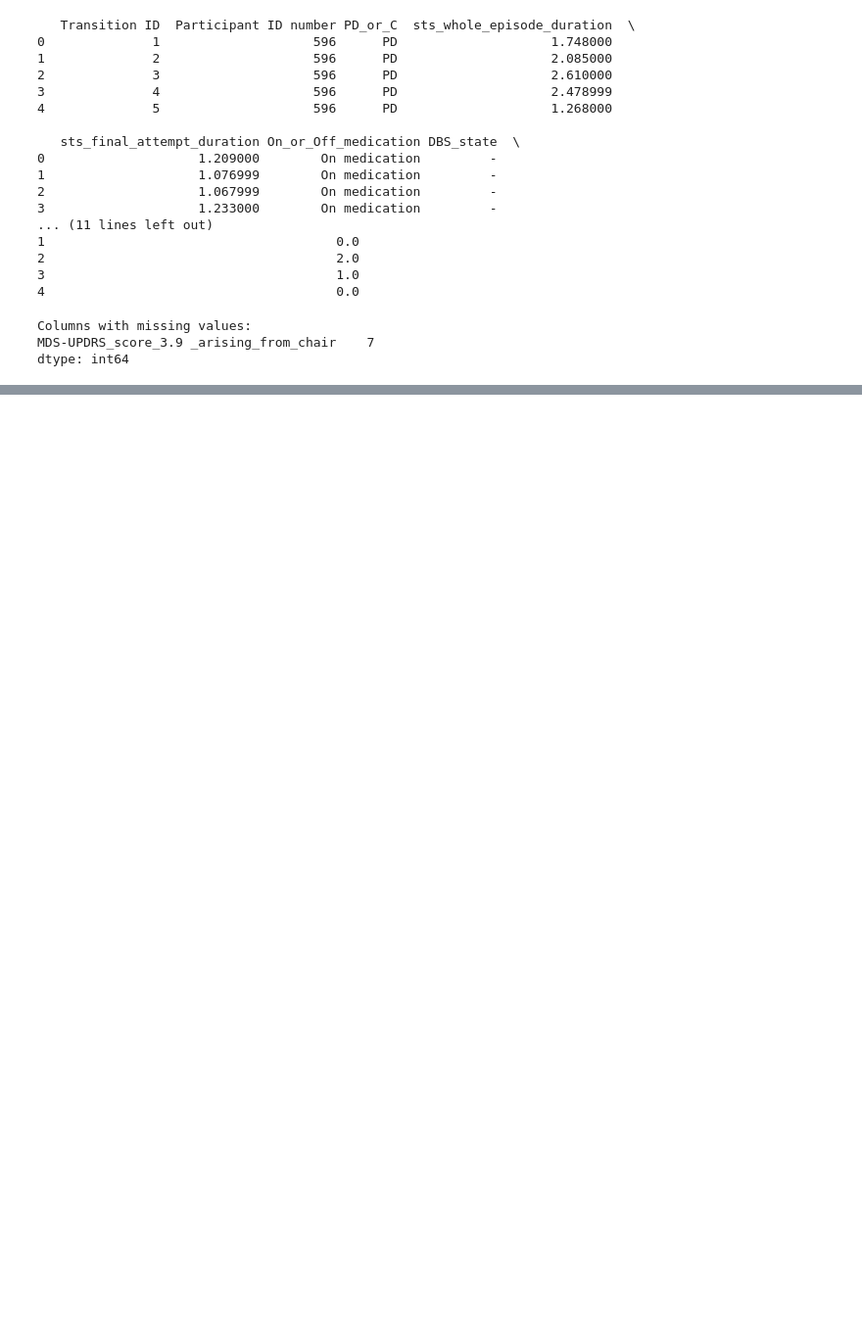
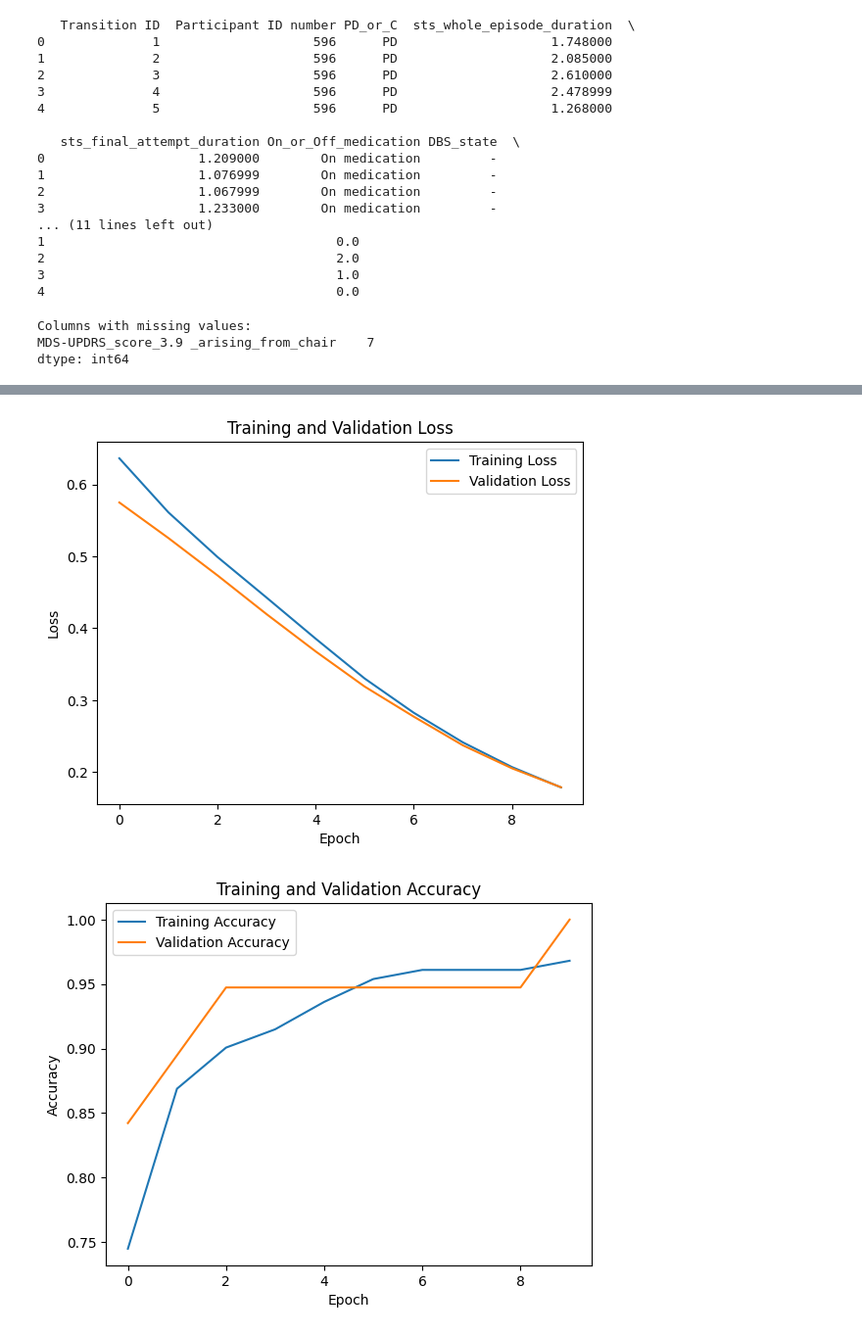
Before and after one commit to kgreed4/parkisons_exploration, a Jupyter notebook: stand_to_sit/sts_model.ipynb, the cells around one changed output, grey strips where cells are left out. Shown at 98% size. Saved outputs shown, nothing was run; the diff lists cells and outputs as text; code cells hidden in the pictures; blank space fills up the shorter version.

Commit message:
Added early stopping & graphs

```diff
--- a/stand_to_sit/sts_model.ipynb
+++ b/stand_to_sit/sts_model.ipynb
@@ -87,11 +88,38 @@ model = Sequential([
     Dense(1, activation='sigmoid')
 ])
 
+# Define the neural network architecture
+model = Sequential([
+    Dense(64, activation='relu', input_shape=(X_train.shape[1],)),
+    Dense(32, activation='relu'),
+    Dense(1, activation='sigmoid')
+])
+
 # Compile the model
 model.compile(optimizer='adam', loss='binary_crossentropy', metrics=['accuracy'])
 
-# Train the model
-model.fit(X_train, y_train, epochs=10, batch_size=32, validation_data=(X_val, y_val))
+# Define callbacks for early stopping
+early_stopping = tf.keras.callbacks.EarlyStopping(monitor='val_loss', patience=3)
+
+# Train the model with callbacks
+history = model.fit(X_train, y_train, epochs=10, batch_size=32, validation_data=(X_val, y_val), callbacks=[early_stopping])
+
+# Plot training history
+plt.plot(history.history['loss'], label='Training Loss')
+plt.plot(history.history['val_loss'], label='Validation Loss')
+plt.title('Training and Validation Loss')
+plt.xlabel('Epoch')
+plt.ylabel('Loss')
+plt.legend()
+plt.show()
+
+plt.plot(history.history['accuracy'], label='Training Accuracy')
+plt.plot(history.history['val_accuracy'], label='Validation Accuracy')
+plt.title('Training and Validation Accuracy')
+plt.xlabel('Epoch')
+plt.ylabel('Accuracy')
+plt.legend()
+plt.show()
 
 # Evaluate the model
 loss, accuracy = model.evaluate(X_test, y_test)
@@ -116,0 +148,2 @@ Test Loss: 0.16074907779693604, Test Accuracy: 0.9803921580314636
+[figure, added]
+[figure, added]
```
Also changed, not shown: parts of 2 cells of this notebook.
